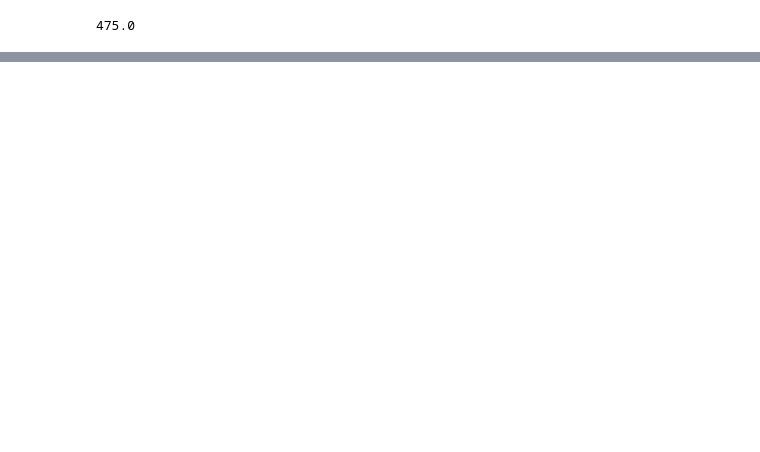
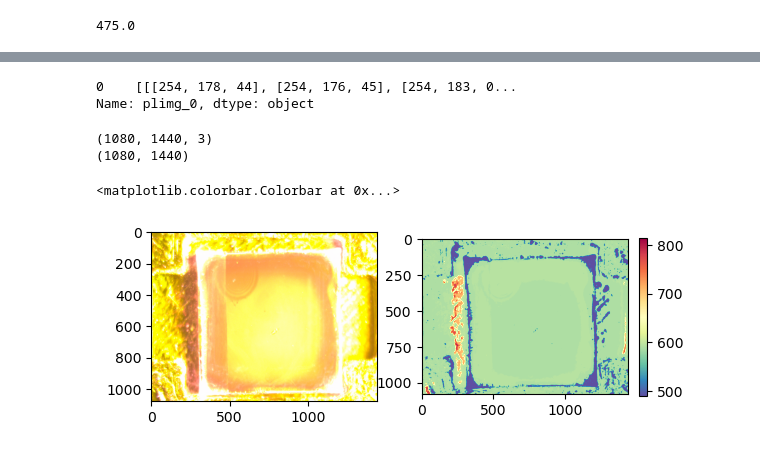
Before and after one commit to fenning-research-group/PASCAL_TrainView, a Jupyter notebook: analysis_experiments/rgb_wavelength.ipynb, the cells around one changed output, grey strips where cells are left out. Cells and saved outputs as stored; diff of their text form; code cells hidden in the pictures; blank space fills up the shorter version.

Commit message:
vectorize distance function and show wl mapping image

```diff
--- a/analysis_experiments/rgb_wavelength.ipynb
+++ b/analysis_experiments/rgb_wavelength.ipynb
@@ -92,0 +100,52 @@ rgb_to_wavelength((0, 100, 200))
+# %%
+from frgpascal.analysis.processing import load_all
+from natsort import index_natsorted
+
+def load_all_sorted(chardir):
+	metricdf, rawdf = load_all(
+		chardir,
+		t_kwargs=dict(
+			wlmin=700,
+			wlmax=900
+		)
+	)
+	rawdf= rawdf.sort_values(
+   		by='name',
+   		key=lambda x: np.argsort(index_natsorted(rawdf['name']))
+    )
+	rawdf = rawdf.reset_index(drop=True)
+
+
+	metricdf= metricdf.sort_values(
+    	by='name',
+    	key=lambda x: np.argsort(index_natsorted(metricdf['name']))
+    )
+	metricdf = metricdf.reset_index(drop=True)
+	return metricdf, rawdf
+# %%
+# load the images
+chardir = '../data/output/20221027_B13-char/Characterization'
+_, rawdf = load_all_sorted(chardir)
+# %%
+import cv2
+
+pl = rawdf['plimg_0'].apply(lambda x: np.uint8(x * 255)) # convert to 0-255 and downsample
+pl.head(1)
+# %% [output]
+0    [[[254, 178, 44], [254, 176, 45], [254, 183, 0...
+Name: plimg_0, dtype: object
+# %%
+i=0
+
+print(pl[i].shape)
+wl = np.apply_along_axis(rgb_to_wavelength, 2, pl[i]) # TODO: vectorize
+print(wl.shape)
+fig, ax = plt.subplots(1,2)
+ax[0].imshow(pl[i])
+im = ax[1].imshow(wl, cmap=plt.cm.Spectral_r)
+plt.colorbar(im, ax = ax[1], fraction = 0.035)
+# %% [output]
+(1080, 1440, 3)
+(1080, 1440)
+<matplotlib.colorbar.Colorbar at 0x...>
+[figure, added]
```
Also changed, not shown: parts of 5 cells of this notebook.
